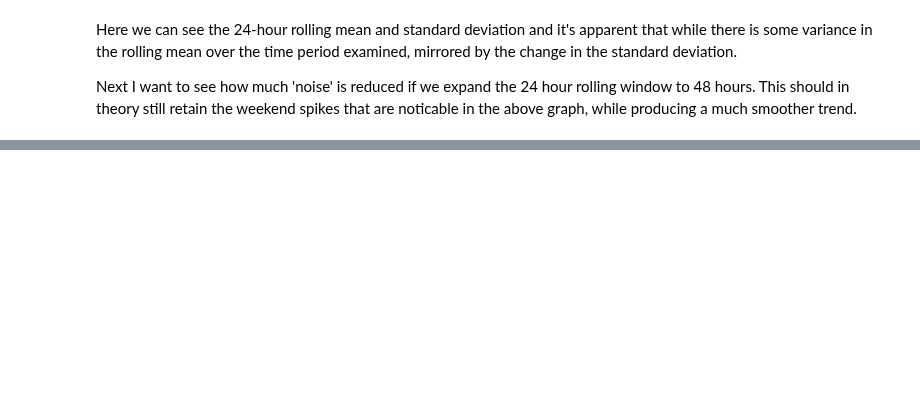
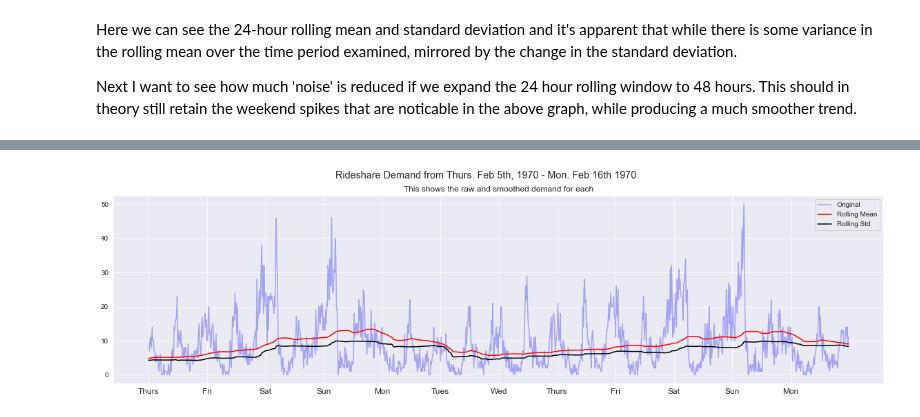
Before and after one commit to NickD-Dean/Springboard, a Jupyter notebook: Career-Related/ultimate_challenge/Ultimate_Part_1-EDA.ipynb, the cells around one changed output, grey strips where cells are left out. Saved outputs shown, nothing was run; the diff lists cells and outputs as text; code cells hidden in the pictures; blank space fills up the shorter version.

```diff
--- a/Career-Related/ultimate_challenge/Ultimate_Part_1-EDA.ipynb
+++ b/Career-Related/ultimate_challenge/Ultimate_Part_1-EDA.ipynb
@@ -101,0 +113,15 @@ plt.show()
+# %%
+# Plotting a cycle for the app that displays demand over two weekends from Thursday Feb 05 1970 - Monday Feb 16 1970
+fig = plt.figure(figsize=(20,5))
+orig = plt.plot(q_hour['1970-02-05':'1970-02-16'], color='blue',label='Original', alpha=0.3)
+mean = plt.plot(rolling_mean['1970-02-05':'1970-02-16'], color='red', label='Rolling Mean')
+std = plt.plot(rolling_std['1970-02-05':'1970-02-16'], color='black', label = 'Rolling Std')
+plt.legend(loc='best')
+plt.xticks(ticks=['1970-02-05', '1970-02-06', '1970-02-07', '1970-02-08', '1970-02-09', '1970-02-10', '1970-02-11',
+                 '1970-02-12', '1970-02-13', '1970-02-14', '1970-02-15', '1970-02-16'],
+           labels=['Thurs', 'Fri', 'Sat', 'Sun', 'Mon', 'Tues', 'Wed', 'Thurs', 'Fri', 'Sat', 'Sun', 'Mon'],
+          fontsize='large')
+plt.suptitle('Rideshare Demand from Thurs. Feb 5th, 1970 - Mon. Feb 16th 1970', fontsize='x-large')
+plt.title('This shows the raw and smoothed demand for two weekend demand cycles', fontsize='large');
+# %% [output]
+[figure, added]
```
Also changed, not shown: parts of 9 cells of this notebook, 7 other files.
